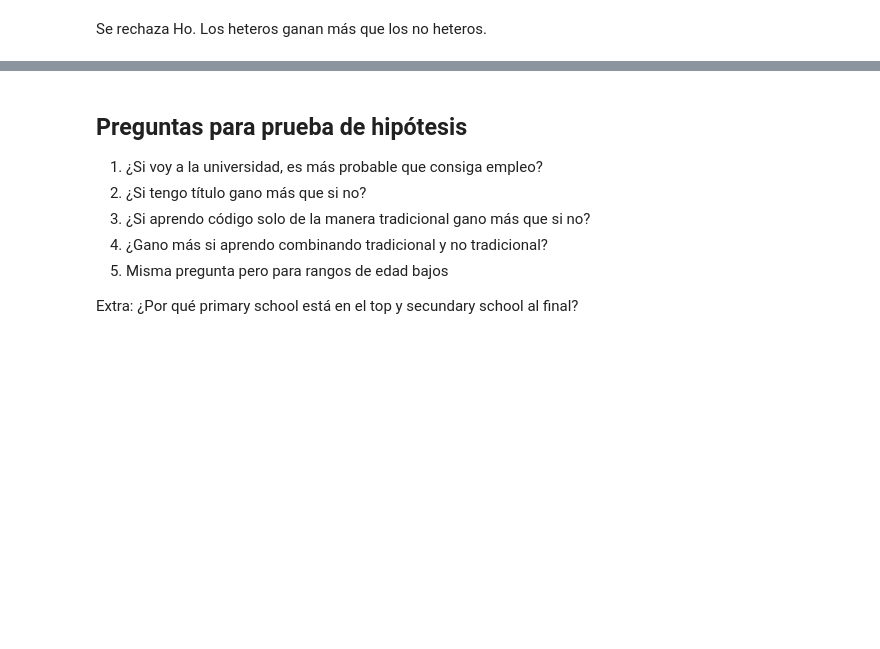
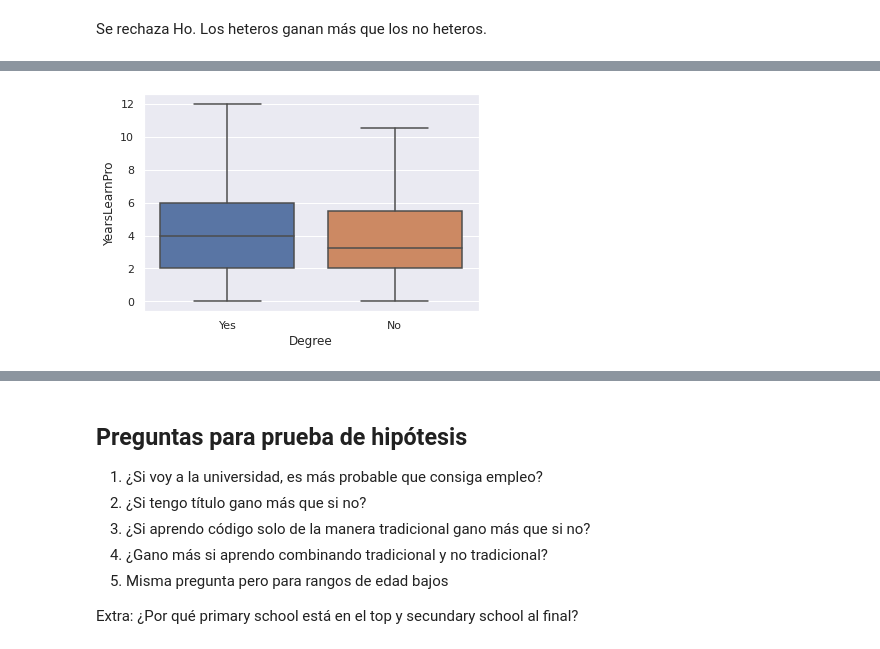
Before and after one commit to anthonymanotoa/survey-dev, a Jupyter notebook: notebooks/3-analysis-hypothesis-test.ipynb, the cells around one changed output, grey strips where cells are left out. Saved outputs shown, nothing was run; the diff lists cells and outputs as text; code cells hidden in the pictures; blank space fills up the shorter version.

```diff
--- a/notebooks/3-analysis-hypothesis-test.ipynb
+++ b/notebooks/3-analysis-hypothesis-test.ipynb
@@ -204,0 +237,5 @@ Se rechaza Ho. Los heteros ganan más que los no heteros.
+# %%
+sns.boxplot(x=df.Degree, y=df.YearsLearnPro, showfliers=False)
+plt.show()
+# %% [output]
+[figure, added]
```
Also changed, not shown: parts of 15 cells of this notebook, 3 other files.
